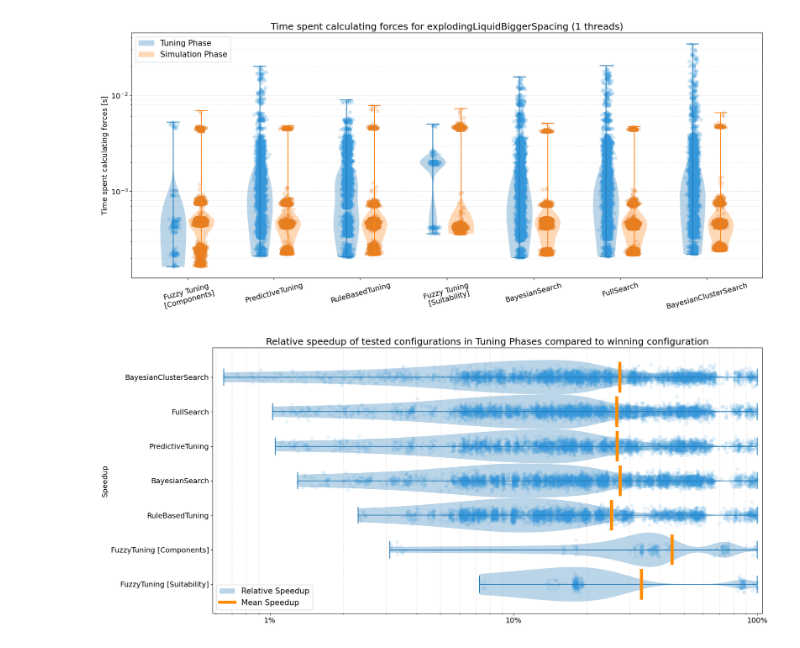
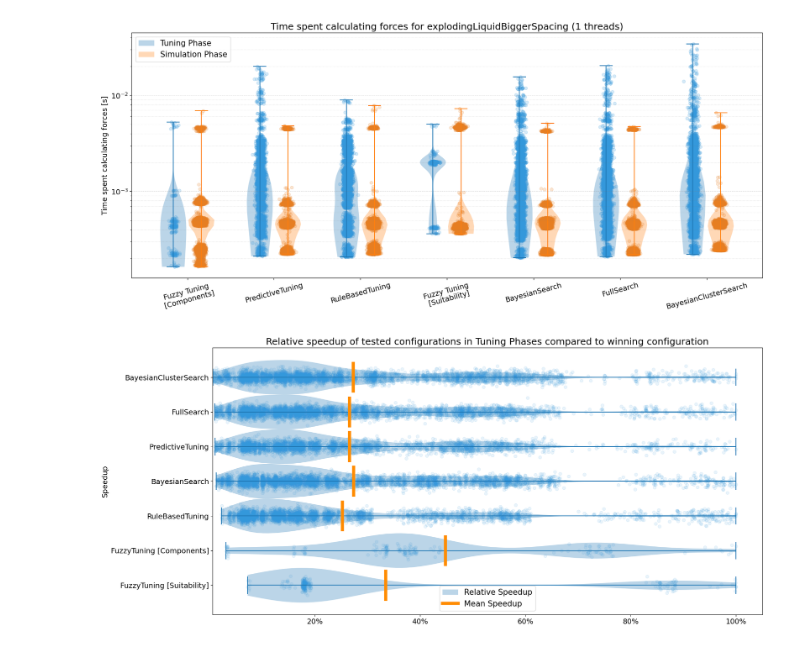
Before and after one commit to ManuelLerchner/AutoPas-FuzzyTuning-Bachelor-Thesis, a Jupyter notebook: data-analysis/benchmark/cluster/explodingLiquidBiggerSpacing/plot-timings.ipynb, the cells around one changed output. Saved outputs shown, nothing was run; the diff lists cells and outputs as text; code cells hidden in the pictures.

```diff
--- a/data-analysis/benchmark/cluster/explodingLiquidBiggerSpacing/plot-timings.ipynb
+++ b/data-analysis/benchmark/cluster/explodingLiquidBiggerSpacing/plot-timings.ipynb
@@ -456,32 +453,32 @@ for scenario, s_data in data.items():
                       color='grey', alpha=.25)
 
         # Add legend
         ax.legend([bp_tuning["bodies"][0], Line2D([0], [0], color='darkorange', lw=6)],
                   ["Relative Speedup", "Mean Speedup"], fontsize=15)
 
         # Logarithmic y-axis
-        ax.set_xscale('log')
+        # ax.set_xscale('log')
 
         # more grid lines
         ax.xaxis.grid(True, linestyle='--', which='minor',
                       color='grey', alpha=.25)
 
         ax.yaxis.set_tick_params(labelsize=14)
         ax.xaxis.set_tick_params(labelsize=14)
         # make axis title bigger
 
         ax.yaxis.label.set_size(14)
 
         fig.tight_layout()
 
         fig.savefig(f"tuning_phase_speedup_{scenario}_{threads}.png", dpi=300)
 
         # limit x axis to 1
         ax.set_xlim(min_speedup*0.9, 1.05)
 
         # y label percent
         ax.xaxis.set_major_formatter(PercentFormatter(xmax=1))
 
         fig.savefig(f"tuning_phase_speedup_{scenario}_{threads}_zoomed.png", dpi=300)
 # %% [output]
-[figure, old version]
+[figure, new version]
```
Also changed, not shown: parts of 1 cell of this notebook, 21 other files.
